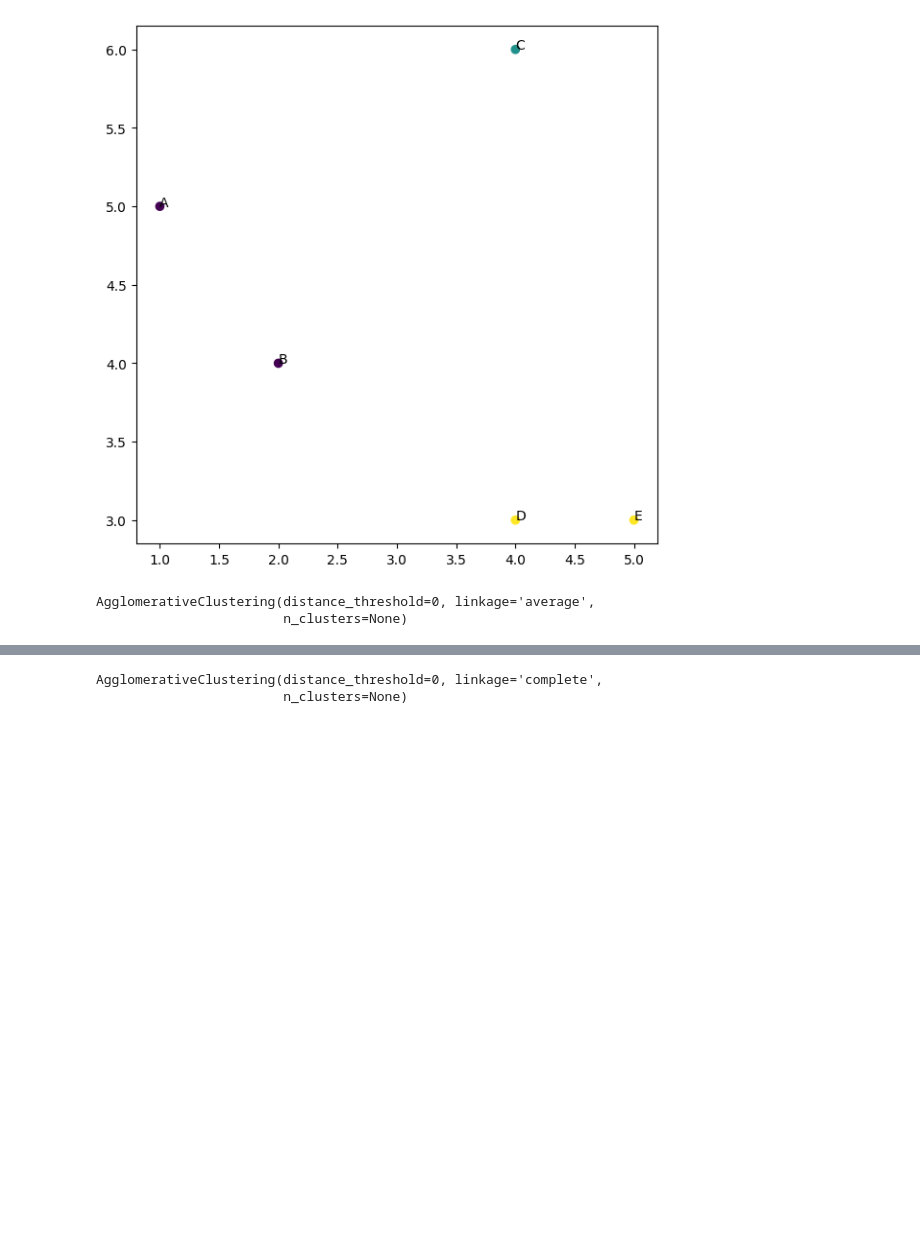
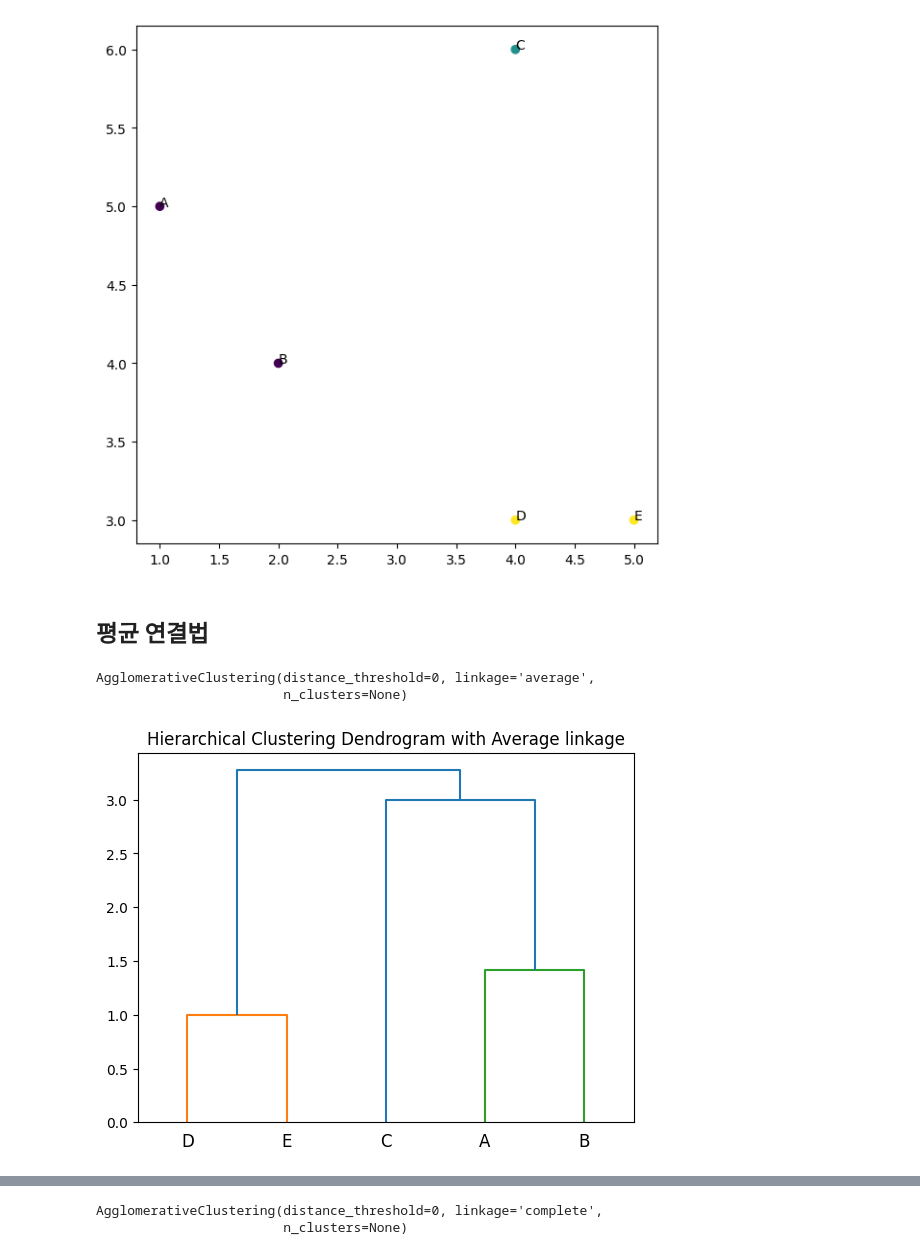
Before and after one commit to ykkim77/bigdata_analysis_basic_14th, a Jupyter notebook: hierarchical_clustering.ipynb, the cells around one changed output, grey strips where cells are left out. Cells and saved outputs as stored; diff of their text form; code cells hidden in the pictures; blank space fills up the shorter version.

```diff
--- a/hierarchical_clustering.ipynb
+++ b/hierarchical_clustering.ipynb
@@ -102,6 +119,8 @@ for i, txt in enumerate(["A", "B", "C", "D", "E"]):
     plt.annotate(txt, (data[i, 0], data[i, 1]))
 # %% [output]
 [figure]
+# %% [markdown]
+## 평균 연결법
 # %%
 avg_cluster = AgglomerativeClustering(
     distance_threshold=0, n_clusters=None, linkage="average"
@@ -111,3 +130,9 @@ avg_cluster.fit(data)
 # %% [output]
 AgglomerativeClustering(distance_threshold=0, linkage='average',
                         n_clusters=None)
+# %%
+plt.title('Hierarchical Clustering Dendrogram with Average linkage')
+plot_dendrogram(avg_cluster, truncate_mode='level', p=3)
+plt.show()
+# %% [output]
+[figure, added]
```
Also changed, not shown: parts of 16 cells of this notebook.
